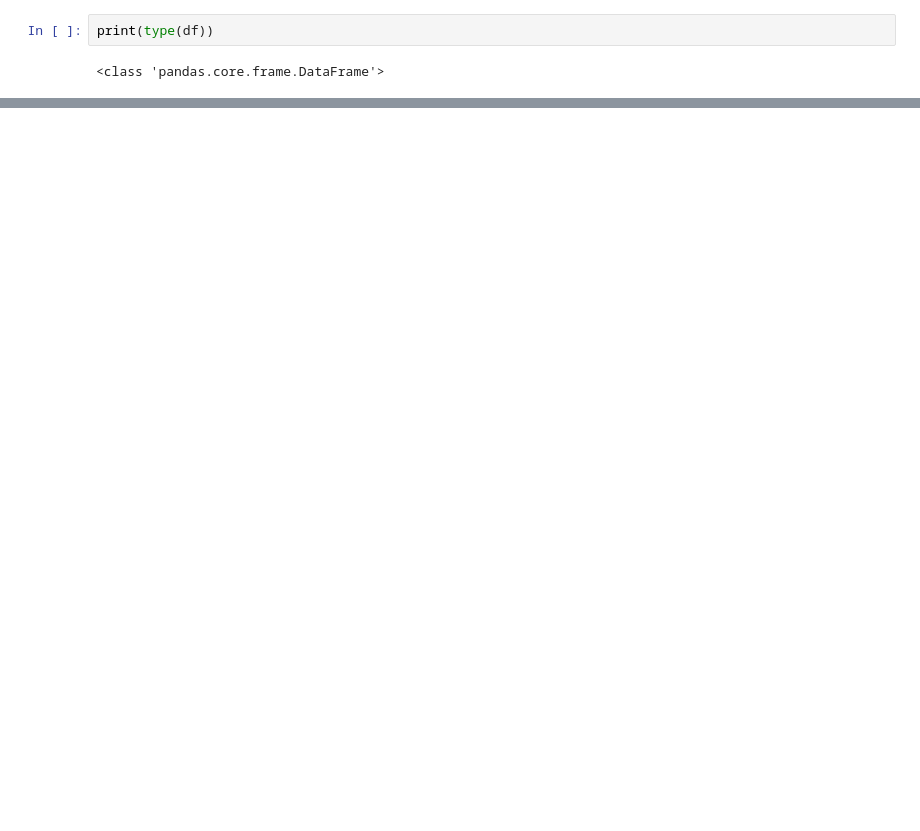
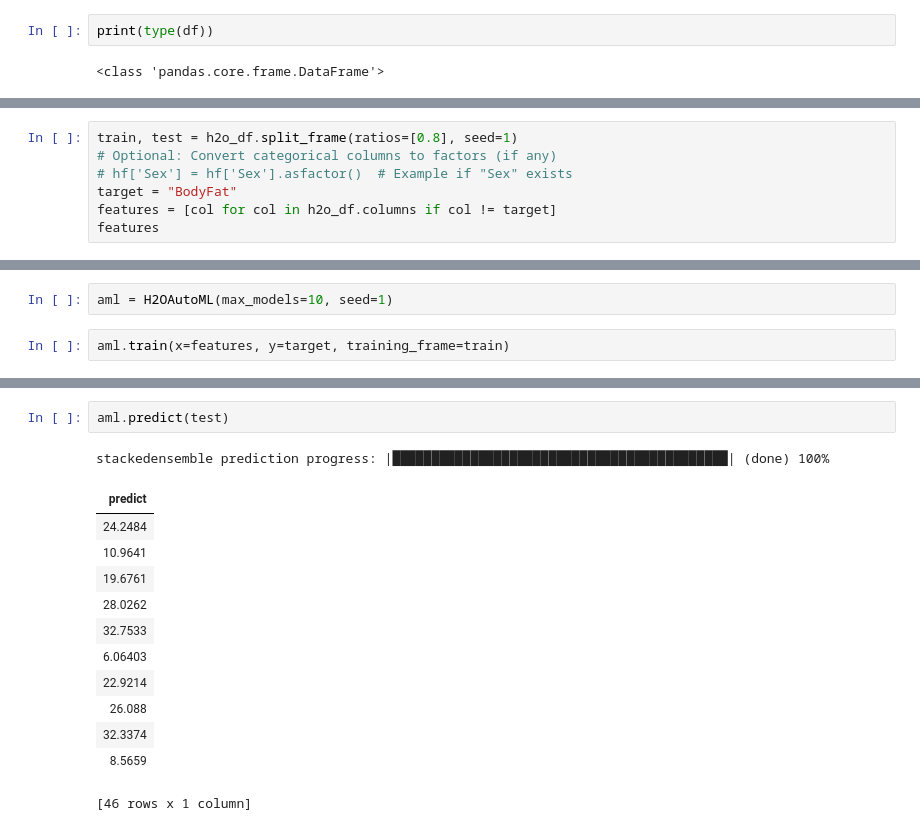
Before and after one commit to judirispah/DataSense_AI, a Jupyter notebook: experiment.ipynb, the cells around one changed output, grey strips where cells are left out. Cells and saved outputs as stored; diff of their text form; blank space fills up the shorter version.

```diff
--- a/experiment.ipynb
+++ b/experiment.ipynb
@@ -31,0 +69,7 @@ The value specified in an AutoRun registry key could not be parsed.
+# %%
+train, test = h2o_df.split_frame(ratios=[0.8], seed=1)
+# Optional: Convert categorical columns to factors (if any)
+# hf['Sex'] = hf['Sex'].asfactor()  # Example if "Sex" exists
+target = "BodyFat"
+features = [col for col in h2o_df.columns if col != target]
+features
@@ -31,0 +91,4 @@ The value specified in an AutoRun registry key could not be parsed.
+# %%
+aml = H2OAutoML(max_models=10, seed=1)
+# %%
+aml.train(x=features, y=target, training_frame=train)
@@ -31,0 +142,16 @@ The value specified in an AutoRun registry key could not be parsed.
+# %%
+aml.predict(test)
+# %% [output]
+stackedensemble prediction progress: |███████████████████████████████████████████| (done) 100%
+| predict |
+| 24.2484 |
+| 10.9641 |
+| 19.6761 |
+| 28.0262 |
+| 32.7533 |
+| 6.06403 |
+| 22.9214 |
+| 26.088 |
+| 32.3374 |
+| 8.5659 |
+[46 rows x 1 column]
```
Also changed, not shown: parts of 6 cells of this notebook, 1 other file.
